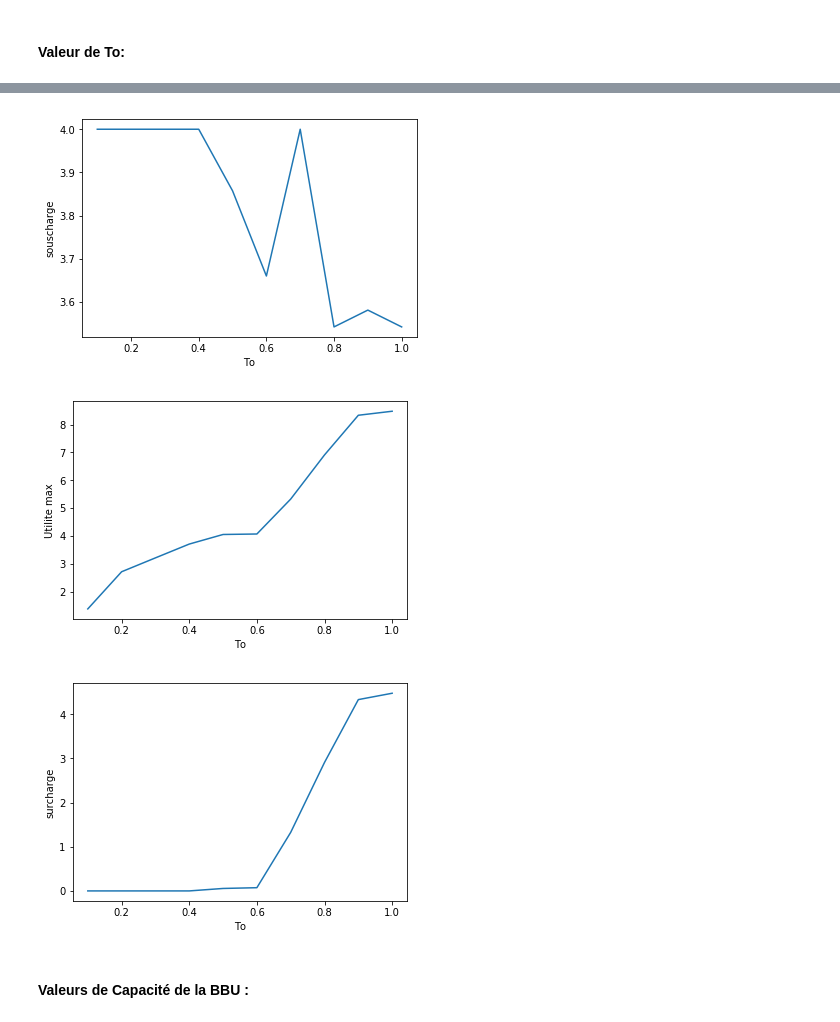
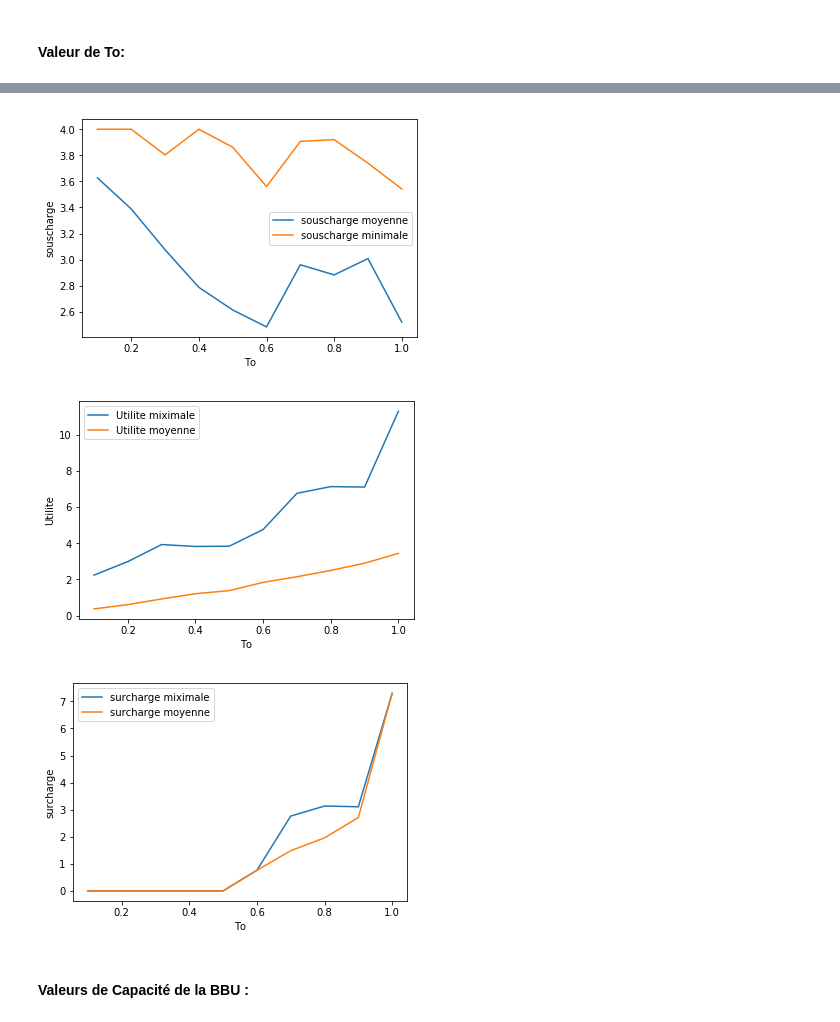
Before and after one commit to hanane-djeddal/PLDAC, a Jupyter notebook: Code/DCCA sur trafic_V3.ipynb, the cells around one changed output, grey strips where cells are left out. Drawn from its saved outputs; the diff is of its cells as text; code cells hidden in the pictures.

```diff
--- a/Code/DCCA sur trafic_V3.ipynb
+++ b/Code/DCCA sur trafic_V3.ipynb
@@ -381,8 +433,14 @@ general_color=color
 # %%
 SMG={}
+SMGmax={}
+SMGmin={}
+SMGmoy={}
 surcharge={}
+surcharge_moy={}
 souscharge={}
+souscharge_moy={}
 utilite_max={}
+utilite_moy={}
 # %%
 NBBU=2
 CBBU=4
@@ -662,23 +797,34 @@ affichage_vor(clusters,coord,color, "Clustering DCCA avec To=0.8, CBBU=4")
 # %%
 SMG[To]=(len(clusters)/(k*CBBU))
+x,n,y=gain(P,CBBU)
+SMGmax[To]=x
+SMGmin[To]=n
+SMGmoy[To]=y
 ecartpos=[]
 ecartneg=[]
+utilite=[]
 for c in P:
     if c!=[]:
         agg=DCCA.aggregationTrafic(c)
         ecart=CBBU-np.max(agg)
+        utilite.append(np.max(agg))
         if (ecart >=0):
             ecartpos.append(ecart)
         else:
             ecartneg.append(abs(ecart))
+utilite_moy[To]=np.mean(np.array(utilite))
 if(ecartpos != []):
+    souscharge_moy[To]=np.mean(np.array(ecartpos))
     souscharge[To]=max(ecartpos)
 else:
+    souscharge_moy[To]=0
     souscharge[To]=0
 if(ecartneg != []):
+    surcharge_moy[To]=np.mean(np.array(ecartneg))
     surcharge[To]=max(ecartneg)
     utilite_max[To]=CBBU+max(ecartneg)
 else:
+    surcharge_moy[To]=0
     surcharge[To]=0
     utilite_max[To]=CBBU-min(ecartpos)
 # %%
@@ -699,23 +845,34 @@ affichage_vor(clusters,coord,color, "Clustering DCCA avec To=0.9, CBBU=4")
 # %%
 SMG[To]=(len(clusters)/(k*CBBU))
+x,n,y=gain(P,CBBU)
+SMGmax[To]=x
+SMGmin[To]=n
+SMGmoy[To]=y
 ecartpos=[]
 ecartneg=[]
+utilite=[]
 for c in P:
     if c!=[]:
         agg=DCCA.aggregationTrafic(c)
         ecart=CBBU-np.max(agg)
+        utilite.append(np.max(agg))
         if (ecart >=0):
             ecartpos.append(ecart)
         else:
             ecartneg.append(abs(ecart))
+utilite_moy[To]=np.mean(np.array(utilite))
 if(ecartpos != []):
+    souscharge_moy[To]=np.mean(np.array(ecartpos))
     souscharge[To]=max(ecartpos)
 else:
+    souscharge_moy[To]=0
     souscharge[To]=0
 if(ecartneg != []):
+    surcharge_moy[To]=np.mean(np.array(ecartneg))
     surcharge[To]=max(ecartneg)
     utilite_max[To]=CBBU+max(ecartneg)
 else:
+    surcharge_moy[To]=0
     surcharge[To]=0
     utilite_max[To]=CBBU-min(ecartpos)
 # %%
@@ -736,23 +893,34 @@ affichage_vor(clusters,coord,color, "Clustering DCCA avec To=1, CBBU=4")
 # %%
 SMG[To]=(len(clusters)/(k*CBBU))
+x,n,y=gain(P,CBBU)
+SMGmax[To]=x
+SMGmin[To]=n
+SMGmoy[To]=y
 ecartpos=[]
 ecartneg=[]
+utilite=[]
 for c in P:
     if c!=[]:
         agg=DCCA.aggregationTrafic(c)
         ecart=CBBU-np.max(agg)
+        utilite.append(np.max(agg))
         if (ecart >=0):
             ecartpos.append(ecart)
         else:
             ecartneg.append(abs(ecart))
+utilite_moy[To]=np.mean(np.array(utilite))
 if(ecartpos != []):
+    souscharge_moy[To]=np.mean(np.array(ecartpos))
     souscharge[To]=max(ecartpos)
 else:
+    souscharge_moy[To]=0
     souscharge[To]=0
 if(ecartneg != []):
+    surcharge_moy[To]=np.mean(np.array(ecartneg))
     surcharge[To]=max(ecartneg)
     utilite_max[To]=CBBU+max(ecartneg)
 else:
+    surcharge_moy[To]=0
     surcharge[To]=0
     utilite_max[To]=CBBU-min(ecartpos)
 
@@ -769,24 +948,30 @@ plt.show()
 # %%
-plt.plot(souscharge.keys(),souscharge.values())
+plt.plot(souscharge_moy.keys(),souscharge_moy.values(),label="souscharge moyenne")
+plt.plot(souscharge.keys(),souscharge.values(),label="souscharge minimale")
 plt.ylabel("souscharge")
 plt.xlabel("To")
+plt.legend()
 plt.show()
 # %% [output]
-[figure, old version]
+[figure, new version]
 # %%
-plt.plot(utilite_max.keys(),utilite_max.values())
-plt.ylabel("Utilite max")
+plt.plot(utilite_max.keys(),utilite_max.values(),label="Utilite miximale")
+plt.plot(utilite_moy.keys(),utilite_moy.values(),label="Utilite moyenne")
+plt.legend()
+plt.ylabel("Utilite")
 plt.xlabel("To")
 plt.show()
 # %% [output]
-[figure, old version]
+[figure, new version]
 # %%
-plt.plot(surcharge.keys(),surcharge.values())
+plt.plot(surcharge.keys(),surcharge.values(),label="surcharge miximale")
+plt.plot(surcharge_moy.keys(),surcharge_moy.values(),label="surcharge moyenne")
 plt.ylabel("surcharge")
 plt.xlabel("To")
+plt.legend()
 plt.show()
 # %% [output]
-[figure, old version]
+[figure, new version]
 # %% [markdown]
 #### Valeurs de Capacité de la BBU :
 # %%
```
Also changed, not shown: parts of 27 cells of this notebook, 14 other files.
